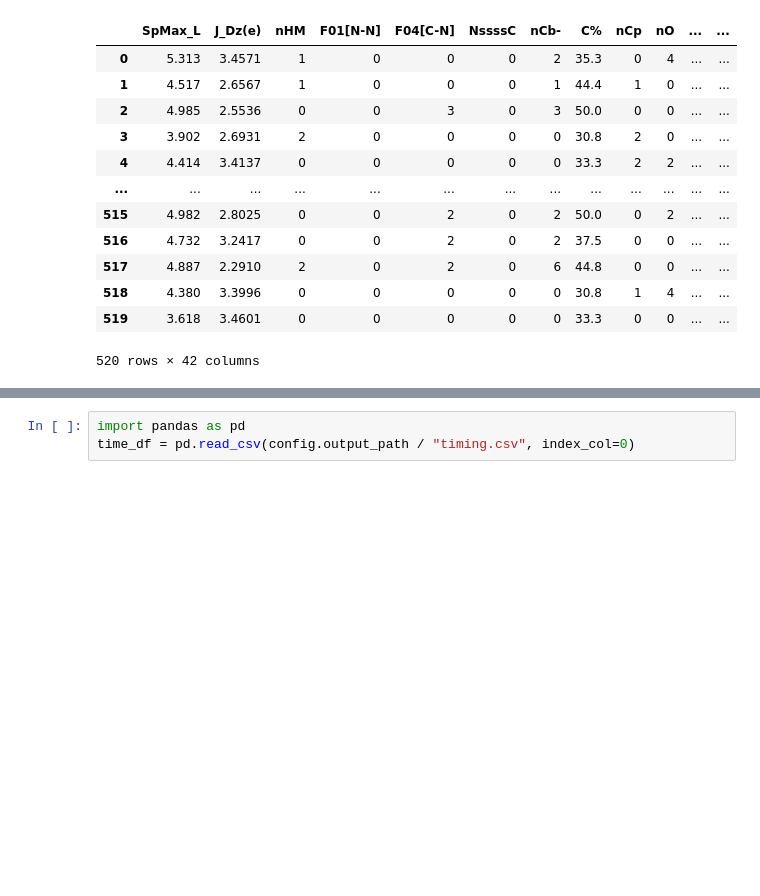
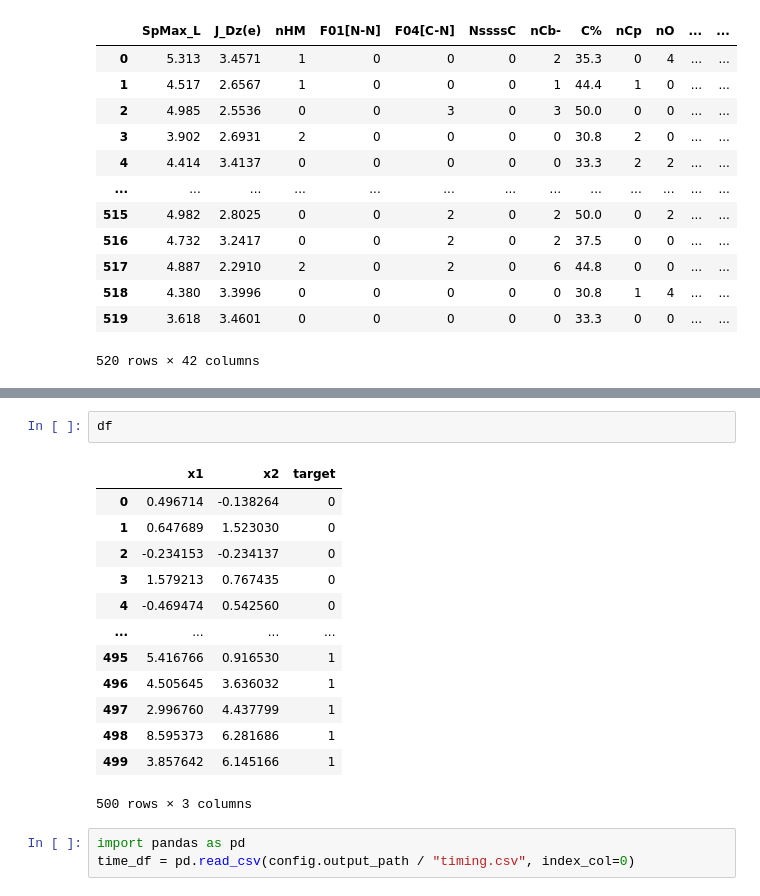
Before and after one commit to takano-lab/data-collaboration-analysis, a Jupyter notebook: src/suetake_debug.ipynb, the cells around one changed output, grey strips where cells are left out. Saved outputs shown, nothing was run; the diff lists cells and outputs as text; blank space fills up the shorter version.

```diff
--- a/src/suetake_debug.ipynb
+++ b/src/suetake_debug.ipynb
@@ -75,3 +125,19 @@ train_df
+# %%
+df
+# %% [output]
+|  | x1 | x2 | target |
+| 0 | 0.496714 | -0.138264 | 0 |
+| 1 | 0.647689 | 1.523030 | 0 |
+| 2 | -0.234153 | -0.234137 | 0 |
+| 3 | 1.579213 | 0.767435 | 0 |
+| 4 | -0.469474 | 0.542560 | 0 |
+| ... | ... | ... | ... |
+| 495 | 5.416766 | 0.916530 | 1 |
+| 496 | 4.505645 | 3.636032 | 1 |
+| 497 | 2.996760 | 4.437799 | 1 |
+| 498 | 8.595373 | 6.281686 | 1 |
+| 499 | 3.857642 | 6.145166 | 1 |
+500 rows × 3 columns
 # %%
 import pandas as pd
 time_df = pd.read_csv(config.output_path / "timing.csv", index_col=0)
```
Also changed, not shown: parts of 1 cell of this notebook, 9 other files.
